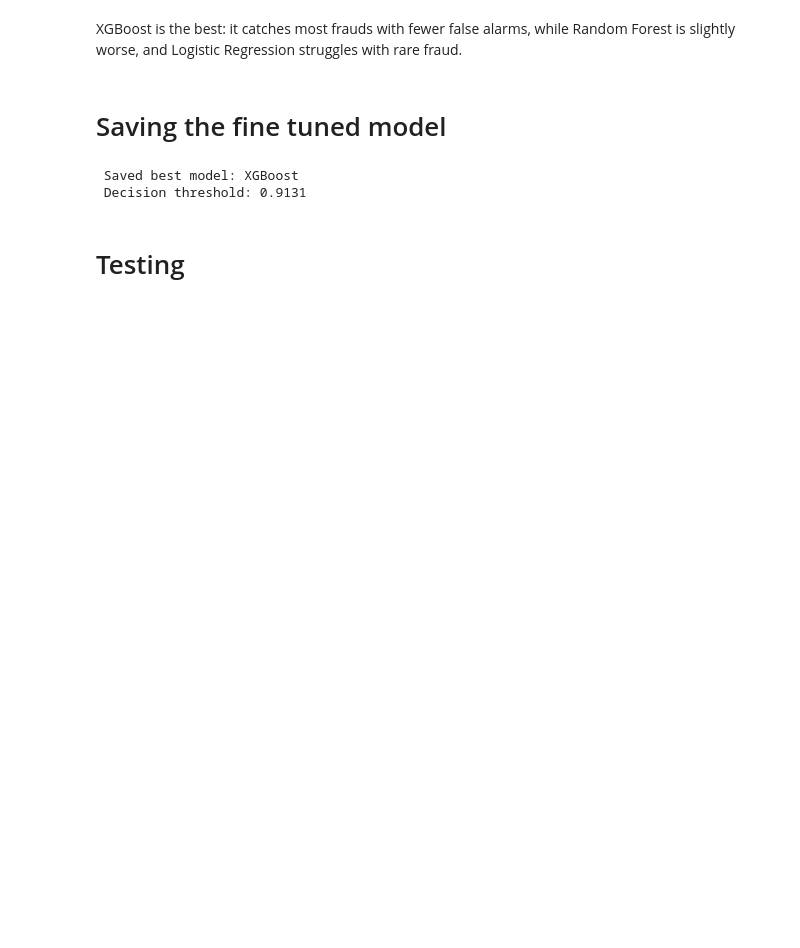
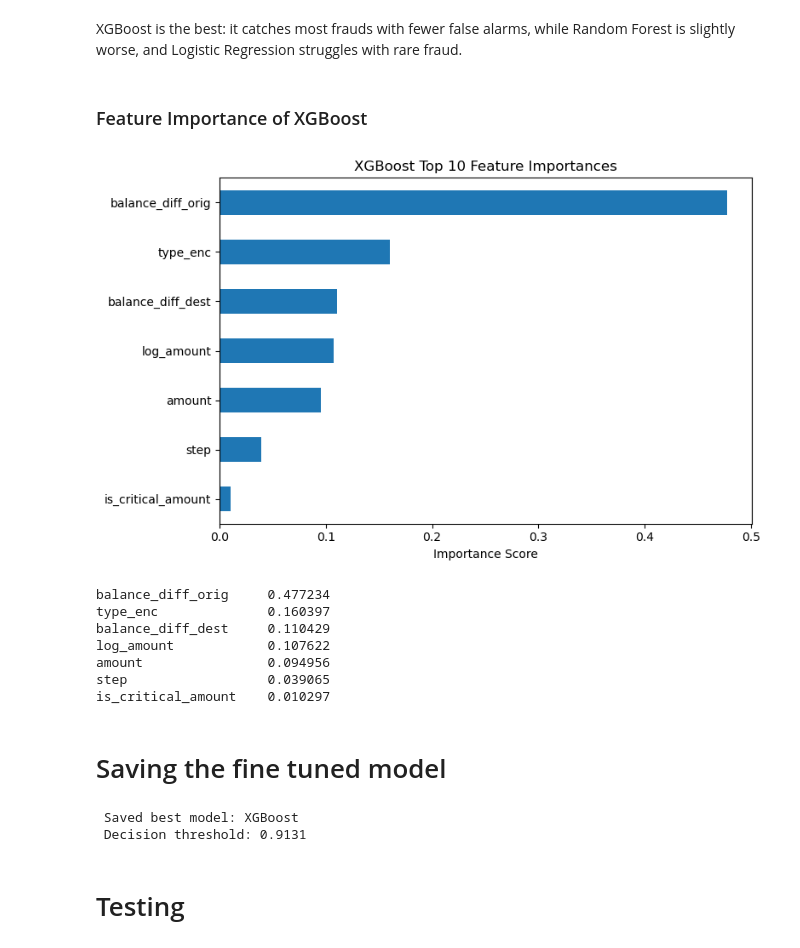
Before and after one commit to brian-rao/fraud_detection, a Jupyter notebook: Fraud Analysis.ipynb, the cells around one changed output. Cells and saved outputs as stored; diff of their text form; code cells hidden in the pictures; blank space fills up the shorter version.

Commit message:
Added feature importance analysis bar chart

```diff
--- a/Fraud Analysis.ipynb
+++ b/Fraud Analysis.ipynb
@@ -538,5 +550,32 @@ LR : {'ROC-AUC': 0.9774936739612738, 'PR-AUC': 0.5504119584396517}
 # %% [markdown]
 XGBoost is the best: it catches most frauds with fewer false alarms, while Random Forest is slightly worse, and Logistic Regression struggles with rare fraud.
+# %% [markdown]
+### Feature Importance of XGBoost
+# %%
+
+
+feat_imp = (
+    pd.Series(xgb_tuned.feature_importances_, index=X_train.columns)
+    .sort_values(ascending=True)
+    .tail(10)
+)
+
+feat_imp.plot(kind='barh', figsize=(8, 5))
+plt.title('XGBoost Top 10 Feature Importances')
+plt.xlabel('Importance Score')
+plt.tight_layout()
+plt.show()
+
+print(feat_imp.sort_values(ascending=False).to_string())
+# %% [output]
+[figure, added]
+balance_diff_orig     0.477234
+type_enc              0.160397
+balance_diff_dest     0.110429
+log_amount            0.107622
+amount                0.094956
+step                  0.039065
+is_critical_amount    0.010297
 # %% [markdown]
 # Saving the fine tuned model
 # %%
```
Also changed, not shown: parts of 12 cells of this notebook.
